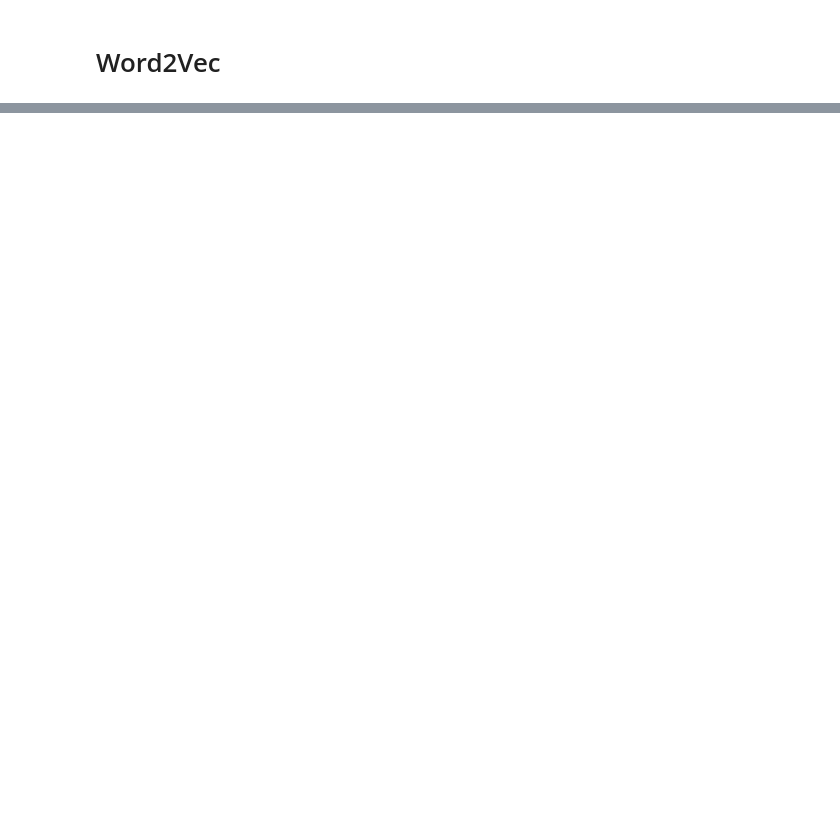
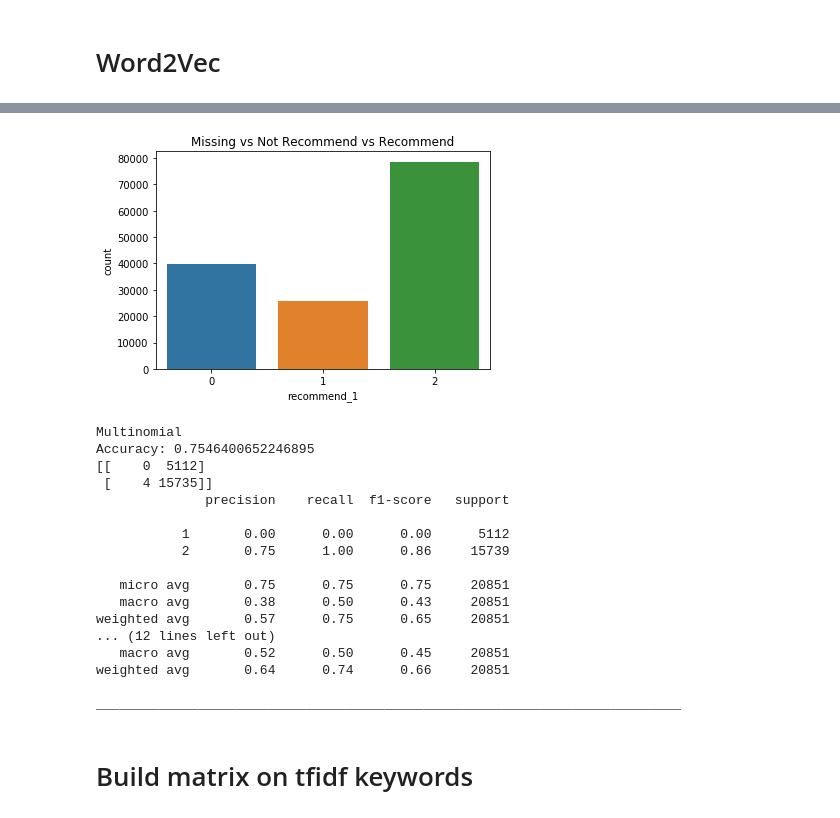
Before and after one commit to CoreyJMiller22791/Thinkful, a Jupyter notebook: Recipe Capstone.ipynb, the cells around one changed output, grey strips where cells are left out. Saved outputs shown, nothing was run; the diff lists cells and outputs as text; code cells hidden in the pictures; blank space fills up the shorter version.

```diff
--- a/Recipe Capstone.ipynb
+++ b/Recipe Capstone.ipynb
@@ -1304,0 +872,44 @@ rate(rfc, "RFC")
+# %%
+# 2 Classes for ratings
+# 1 = 'would not recommend'
+# 2 = 'would recommend'
+
+recipe_df['recommend_1'] = pd.Series(0, index=recipe_df.index)
+recipe_df.loc[(recipe_df.integer_rating>0)&(recipe_df.integer_rating<=3),'recommend_1'] = 1
+recipe_df.loc[(recipe_df.integer_rating>=4),'recommend_1'] = 2
+
+# A rating of 0 is a missing
+sns.countplot(recipe_df.recommend_1)
+plt.title("Missing vs Not Recommend vs Recommend")
+plt.show()
+
+# Train on 80% of rated recipes - use tfidf vectors for features
+rated_index = recipe_df[recipe_df.recommend_1>0].index
+y = recipe_df.recommend_1.iloc[rated_index]
+tfidf_features = X[X.indices[rated_index]]
+
+# Split training and test
+xtrain, xtest, ytrain, ytest = train_test_split(tfidf_features, y, test_size=0.2, random_state=34)
+
+# Naive Bayes
+rate(MultinomialNB(), 'Multinomial')
+rate(ComplementNB(), 'Complement')
+# %% [output]
+[figure, added]
+Multinomial
+Accuracy: 0.7546400652246895
+[[    0  5112]
+ [    4 15735]]
+              precision    recall  f1-score   support
+
+           1       0.00      0.00      0.00      5112
+           2       0.75      1.00      0.86     15739
+
+   micro avg       0.75      0.75      0.75     20851
+   macro avg       0.38      0.50      0.43     20851
+weighted avg       0.57      0.75      0.65     20851
+... (12 lines left out)
+   macro avg       0.52      0.50      0.45     20851
+weighted avg       0.64      0.74      0.66     20851
+
+___________________________________________________________________________
@@ -1304,0 +1058,2 @@ rate(rfc, "RFC")
+# %% [markdown]
+# Build matrix on tfidf keywords
```
Also changed, not shown: parts of 76 cells of this notebook.
